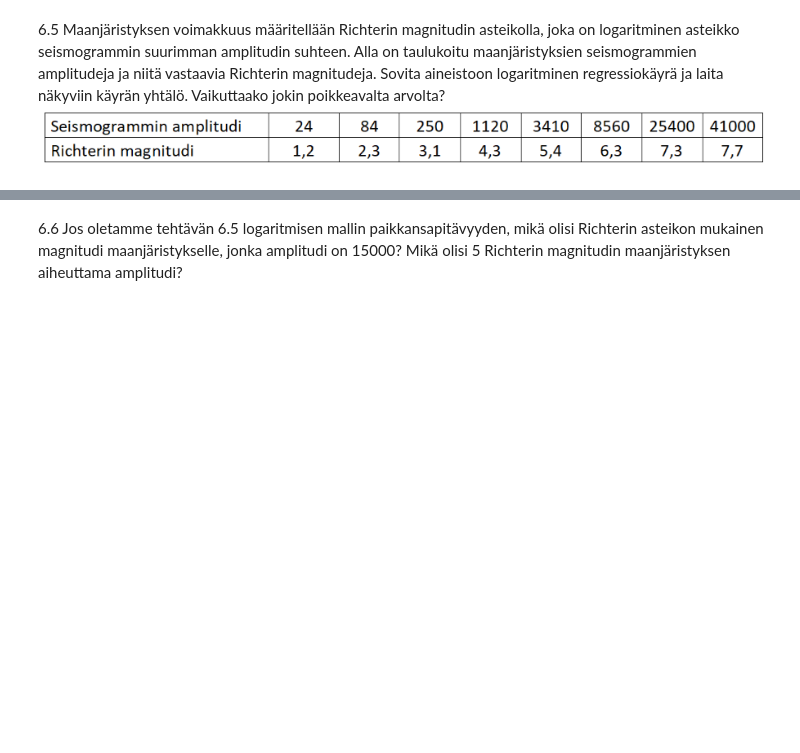
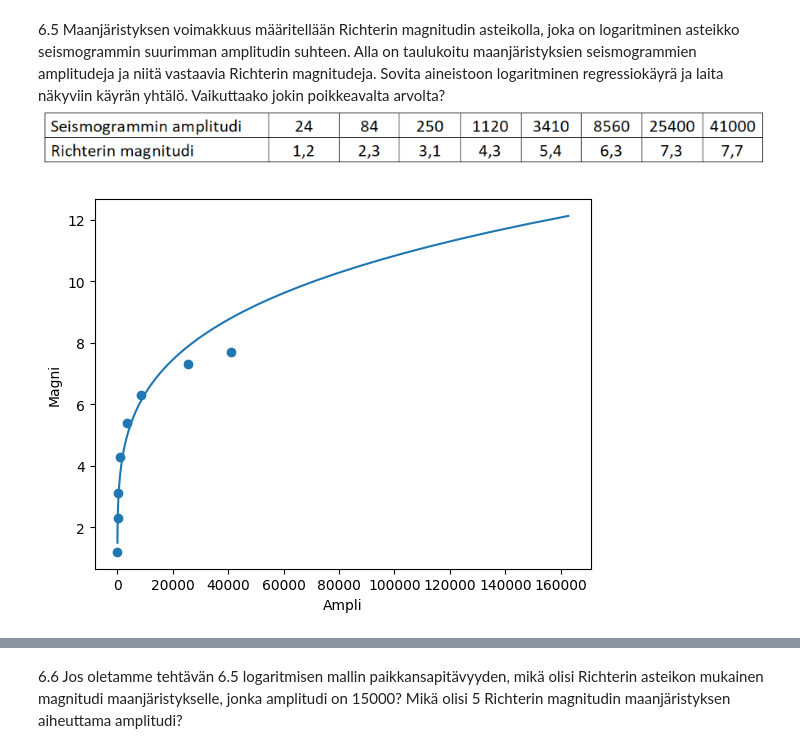
Before and after one commit to walterairs/statsandprobs, a Jupyter notebook: statistics/lesson_six.ipynb, the cells around one changed output, grey strips where cells are left out. Saved outputs shown, nothing was run; the diff lists cells and outputs as text; code cells hidden in the pictures; blank space fills up the shorter version.

```diff
--- a/statistics/lesson_six.ipynb
+++ b/statistics/lesson_six.ipynb
@@ -27,0 +142,21 @@ import matplotlib.pyplot as plt
+# %%
+## Code here
+ampli_to_magni = {24:1.2, 84:2.3, 250:3.1, 1120:4.3, 3410:5.4, 8560:6.3, 25400:7.3, 41000:7.7}
+
+ampli_to_magni_df = pandas.DataFrame.from_dict(ampli_to_magni, orient='index')
+ampli_to_magni_df.columns = ['Magni']
+ampli_to_magni_df.index.name = 'Ampli'
+
+# just show the data
+plt.scatter(ampli_to_magni_df.index, ampli_to_magni_df['Magni'])
+plt.xlabel('Ampli')
+plt.ylabel('Magni')
+
+# fit a line to the data, keep in mind that it is a log-log plot
+model = numpy.poly1d(numpy.polyfit(numpy.log(ampli_to_magni_df.index), numpy.log(ampli_to_magni_df['Magni']), 1))
+line = numpy.linspace(3, 12, 100)
+plt.plot(numpy.exp(line), numpy.exp(model(line)))
+
+plt.show()
+# %% [output]
+[figure, added]
```
Also changed, not shown: parts of 13 cells of this notebook.
